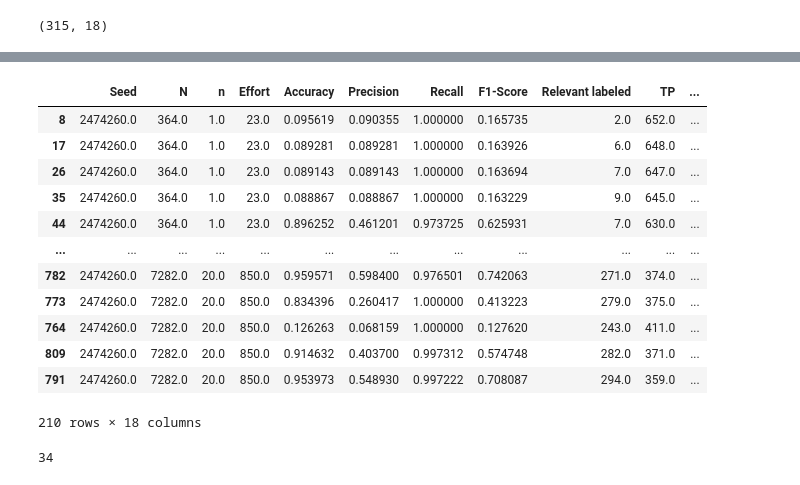
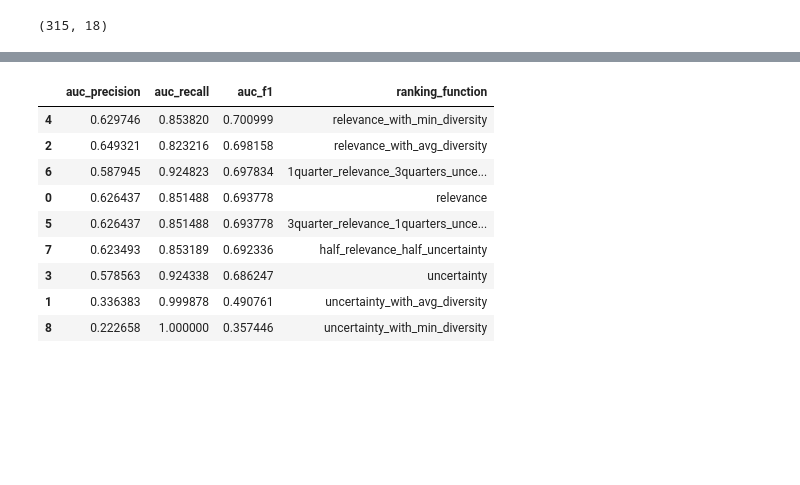
Before and after one commit to mmaisonnave/hrir-simulation-results, a Jupyter notebook: notebooks/01_displaced_person_figures.ipynb, the cells around one changed output, grey strips where cells are left out. Cells and saved outputs as stored; diff of their text form; code cells hidden in the pictures; blank space fills up the shorter version.

```diff
--- a/notebooks/01_displaced_person_figures.ipynb
+++ b/notebooks/01_displaced_person_figures.ipynb
@@ -143,20 +153,13 @@ ax[2].legend()
-# %%
-auxdf
-# %% [output]
-|  | Seed | N | n | Effort | Accuracy | Precision | Recall | F1-Score | Relevant labeled | TP | ... |
-| 8 | 2474260.0 | 364.0 | 1.0 | 23.0 | 0.095619 | 0.090355 | 1.000000 | 0.165735 | 2.0 | 652.0 | ... |
-| 17 | 2474260.0 | 364.0 | 1.0 | 23.0 | 0.089281 | 0.089281 | 1.000000 | 0.163926 | 6.0 | 648.0 | ... |
-| 26 | 2474260.0 | 364.0 | 1.0 | 23.0 | 0.089143 | 0.089143 | 1.000000 | 0.163694 | 7.0 | 647.0 | ... |
-| 35 | 2474260.0 | 364.0 | 1.0 | 23.0 | 0.088867 | 0.088867 | 1.000000 | 0.163229 | 9.0 | 645.0 | ... |
-| 44 | 2474260.0 | 364.0 | 1.0 | 23.0 | 0.896252 | 0.461201 | 0.973725 | 0.625931 | 7.0 | 630.0 | ... |
-| ... | ... | ... | ... | ... | ... | ... | ... | ... | ... | ... | ... |
-| 782 | 2474260.0 | 7282.0 | 20.0 | 850.0 | 0.959571 | 0.598400 | 0.976501 | 0.742063 | 271.0 | 374.0 | ... |
-| 773 | 2474260.0 | 7282.0 | 20.0 | 850.0 | 0.834396 | 0.260417 | 1.000000 | 0.413223 | 279.0 | 375.0 | ... |
-| 764 | 2474260.0 | 7282.0 | 20.0 | 850.0 | 0.126263 | 0.068159 | 1.000000 | 0.127620 | 243.0 | 411.0 | ... |
-| 809 | 2474260.0 | 7282.0 | 20.0 | 850.0 | 0.914632 | 0.403700 | 0.997312 | 0.574748 | 282.0 | 371.0 | ... |
-| 791 | 2474260.0 | 7282.0 | 20.0 | 850.0 | 0.953973 | 0.548930 | 0.997222 | 0.708087 | 294.0 | 359.0 | ... |
-210 rows × 18 columns
-# %%
-len(set(auxdf['Effort']))
-# %% [output]
-34
+# %%
+pd.DataFrame(auc_data).sort_values(by='auc_f1', ascending=False)
+# %% [output]
+|  | auc_precision | auc_recall | auc_f1 | ranking_function |
+| 4 | 0.629746 | 0.853820 | 0.700999 | relevance_with_min_diversity |
+| 2 | 0.649321 | 0.823216 | 0.698158 | relevance_with_avg_diversity |
+| 6 | 0.587945 | 0.924823 | 0.697834 | 1quarter_relevance_3quarters_unce... |
+| 0 | 0.626437 | 0.851488 | 0.693778 | relevance |
+| 5 | 0.626437 | 0.851488 | 0.693778 | 3quarter_relevance_1quarters_unce... |
+| 7 | 0.623493 | 0.853189 | 0.692336 | half_relevance_half_uncertainty |
+| 3 | 0.578563 | 0.924338 | 0.686247 | uncertainty |
+| 1 | 0.336383 | 0.999878 | 0.490761 | uncertainty_with_avg_diversity |
+| 8 | 0.222658 | 1.000000 | 0.357446 | uncertainty_with_min_diversity |
```
Also changed, not shown: parts of 4 cells of this notebook, 2 other files.
